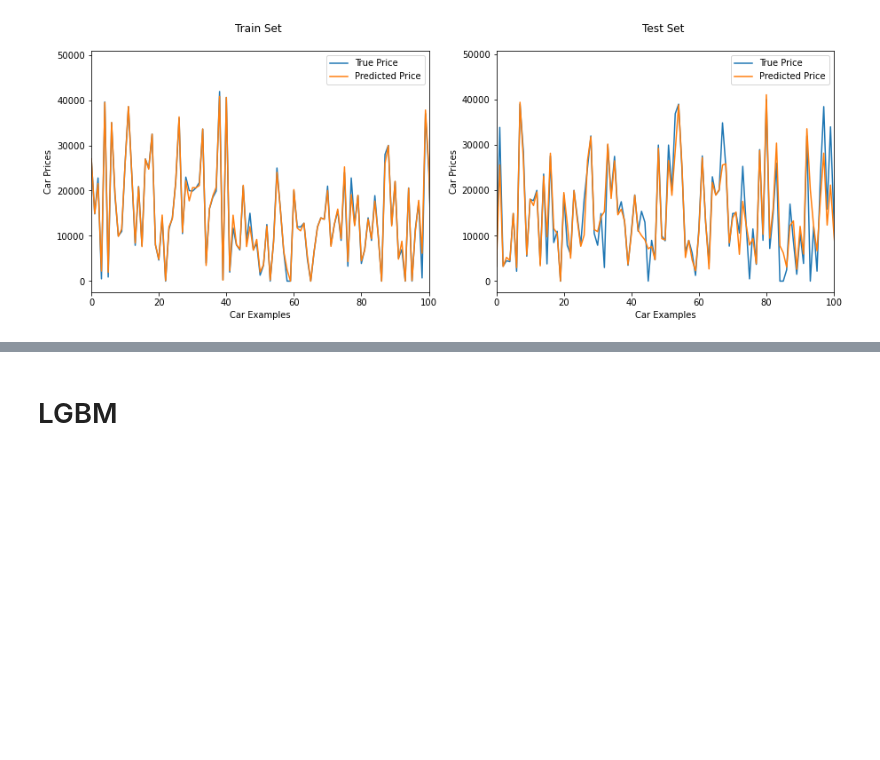
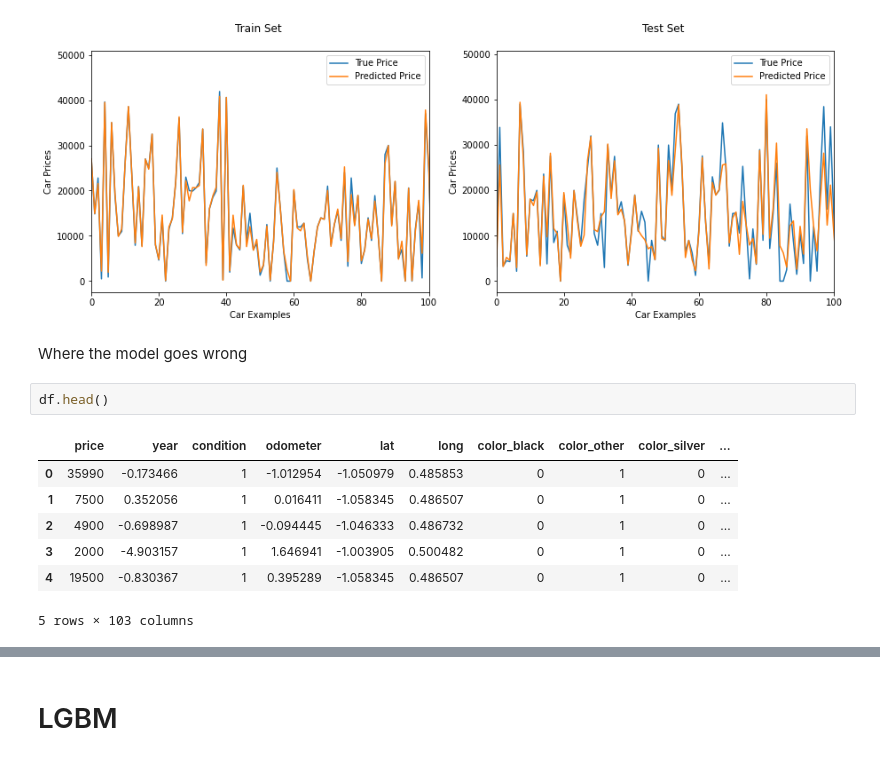
Before and after one commit to ixiaopan/GroupWork, a Jupyter notebook: DataMining/Jerry_Boosting.ipynb, the cells around one changed output, grey strips where cells are left out. Drawn from its saved outputs; the diff is of its cells as text; blank space fills up the shorter version.

```diff
--- a/DataMining/Jerry_Boosting.ipynb
+++ b/DataMining/Jerry_Boosting.ipynb
@@ -139,3 +155,15 @@ ax[1].legend()
 plt.show()
 # %% [output]
 [figure]
+# %% [markdown]
+Where the model goes wrong
+# %%
+df.head()
+# %% [output]
+|  | price | year | condition | odometer | lat | long | color_black | color_other | color_silver | ... |
+| 0 | 35990 | -0.173466 | 1 | -1.012954 | -1.050979 | 0.485853 | 0 | 1 | 0 | ... |
+| 1 | 7500 | 0.352056 | 1 | 0.016411 | -1.058345 | 0.486507 | 0 | 1 | 0 | ... |
+| 2 | 4900 | -0.698987 | 1 | -0.094445 | -1.046333 | 0.486732 | 0 | 1 | 0 | ... |
+| 3 | 2000 | -4.903157 | 1 | 1.646941 | -1.003905 | 0.500482 | 0 | 1 | 0 | ... |
+| 4 | 19500 | -0.830367 | 1 | 0.395289 | -1.058345 | 0.486507 | 0 | 1 | 0 | ... |
+5 rows × 103 columns
```
Also changed, not shown: parts of 10 cells of this notebook.
